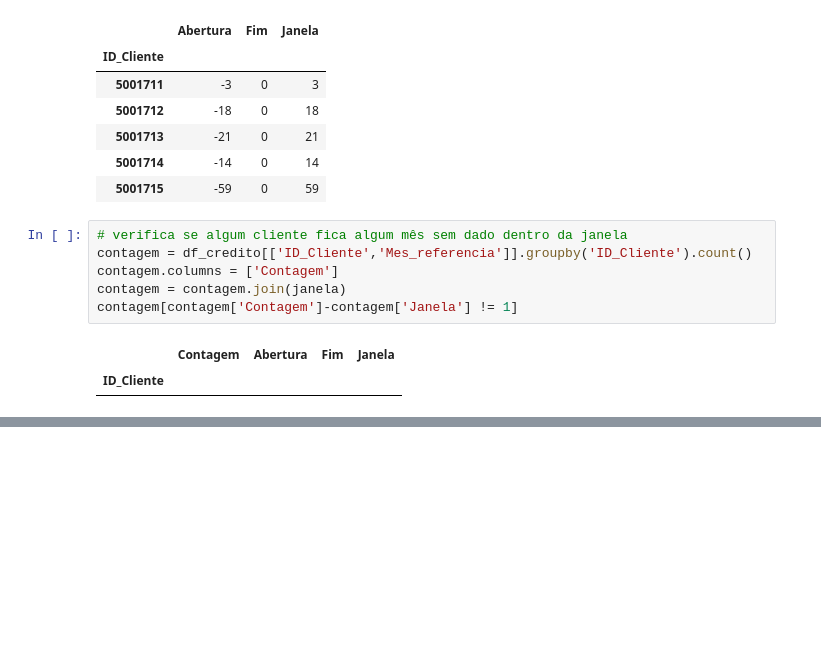
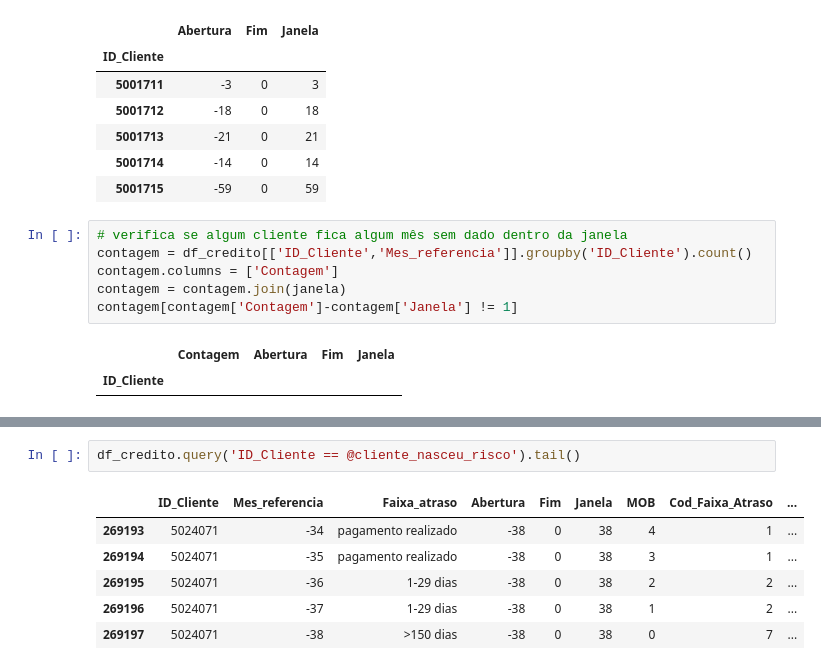
Before and after one commit to ViniciusCastillo/Aprendendo, a Jupyter notebook: ConcessaoCredito.ipynb, the cells around one changed output, grey strips where cells are left out. Saved outputs shown, nothing was run; the diff lists cells and outputs as text; blank space fills up the shorter version.

```diff
--- a/ConcessaoCredito.ipynb
+++ b/ConcessaoCredito.ipynb
@@ -156,0 +173,9 @@ sb.lineplot(data=vintage.query('Abertura<-40'), x='MOB', y='Taxa_Risco' , hue='A
+# %%
+df_credito.query('ID_Cliente == @cliente_nasceu_risco').tail()
+# %% [output]
+|  | ID_Cliente | Mes_referencia | Faixa_atraso | Abertura | Fim | Janela | MOB | Cod_Faixa_Atraso | ... |
+| 269193 | 5024071 | -34 | pagamento realizado | -38 | 0 | 38 | 4 | 1 | ... |
+| 269194 | 5024071 | -35 | pagamento realizado | -38 | 0 | 38 | 3 | 1 | ... |
+| 269195 | 5024071 | -36 | 1-29 dias | -38 | 0 | 38 | 2 | 2 | ... |
+| 269196 | 5024071 | -37 | 1-29 dias | -38 | 0 | 38 | 1 | 2 | ... |
+| 269197 | 5024071 | -38 | >150 dias | -38 | 0 | 38 | 0 | 7 | ... |
```
Also changed, not shown: parts of 11 cells of this notebook.
